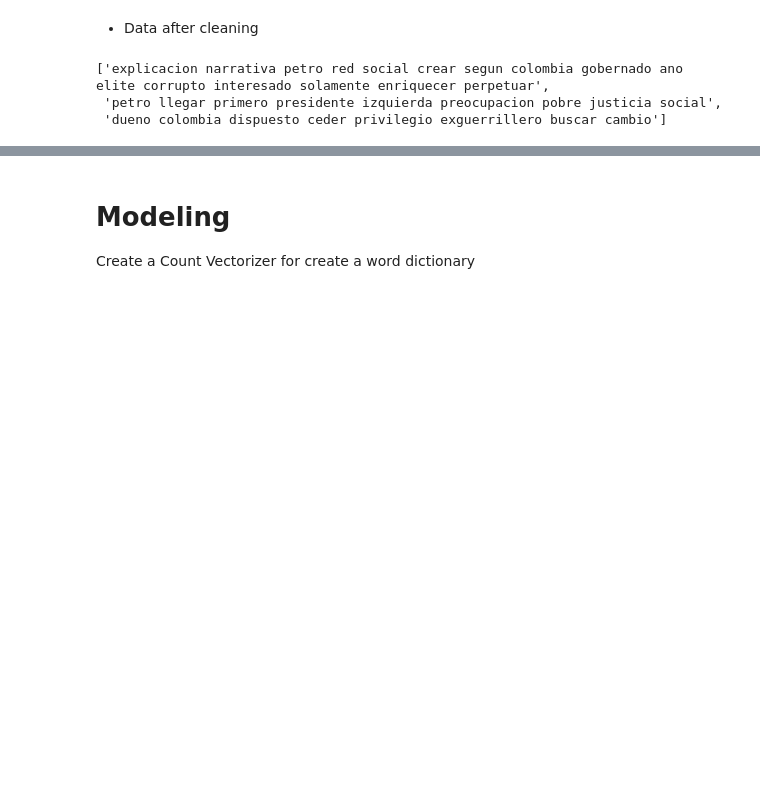
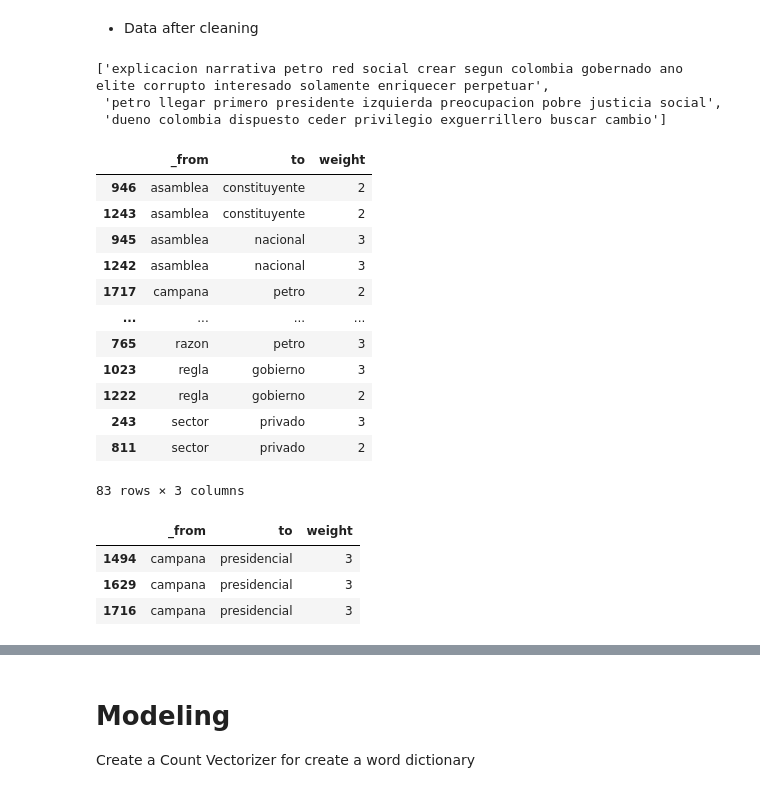
Before and after one commit to alejomaar/Network-Science-for-Data-Analytics, a Jupyter notebook: term_project/term_project.ipynb, the cells around one changed output, grey strips where cells are left out. Drawn from its saved outputs; the diff is of its cells as text; code cells hidden in the pictures; blank space fills up the shorter version.

```diff
--- a/term_project/term_project.ipynb
+++ b/term_project/term_project.ipynb
@@ -231,0 +225,16 @@ documents[0:3]
+# %%
+network_df[network_df.duplicated(subset=['_from','to'],keep=False)].sort_values(['_from','to'])
+# %% [output]
+|  | _from | to | weight |
+| 946 | asamblea | constituyente | 2 |
+| 1243 | asamblea | constituyente | 2 |
+| 945 | asamblea | nacional | 3 |
+| 1242 | asamblea | nacional | 3 |
+| 1717 | campana | petro | 2 |
+| ... | ... | ... | ... |
+| 765 | razon | petro | 3 |
+| 1023 | regla | gobierno | 3 |
+| 1222 | regla | gobierno | 2 |
+| 243 | sector | privado | 3 |
+| 811 | sector | privado | 2 |
+83 rows × 3 columns
@@ -231,0 +243,7 @@ documents[0:3]
+# %%
+network_df.query('_from == "campana" and to =="presidencial"')
+# %% [output]
+|  | _from | to | weight |
+| 1494 | campana | presidencial | 3 |
+| 1629 | campana | presidencial | 3 |
+| 1716 | campana | presidencial | 3 |
```
Also changed, not shown: parts of 15 cells of this notebook.
